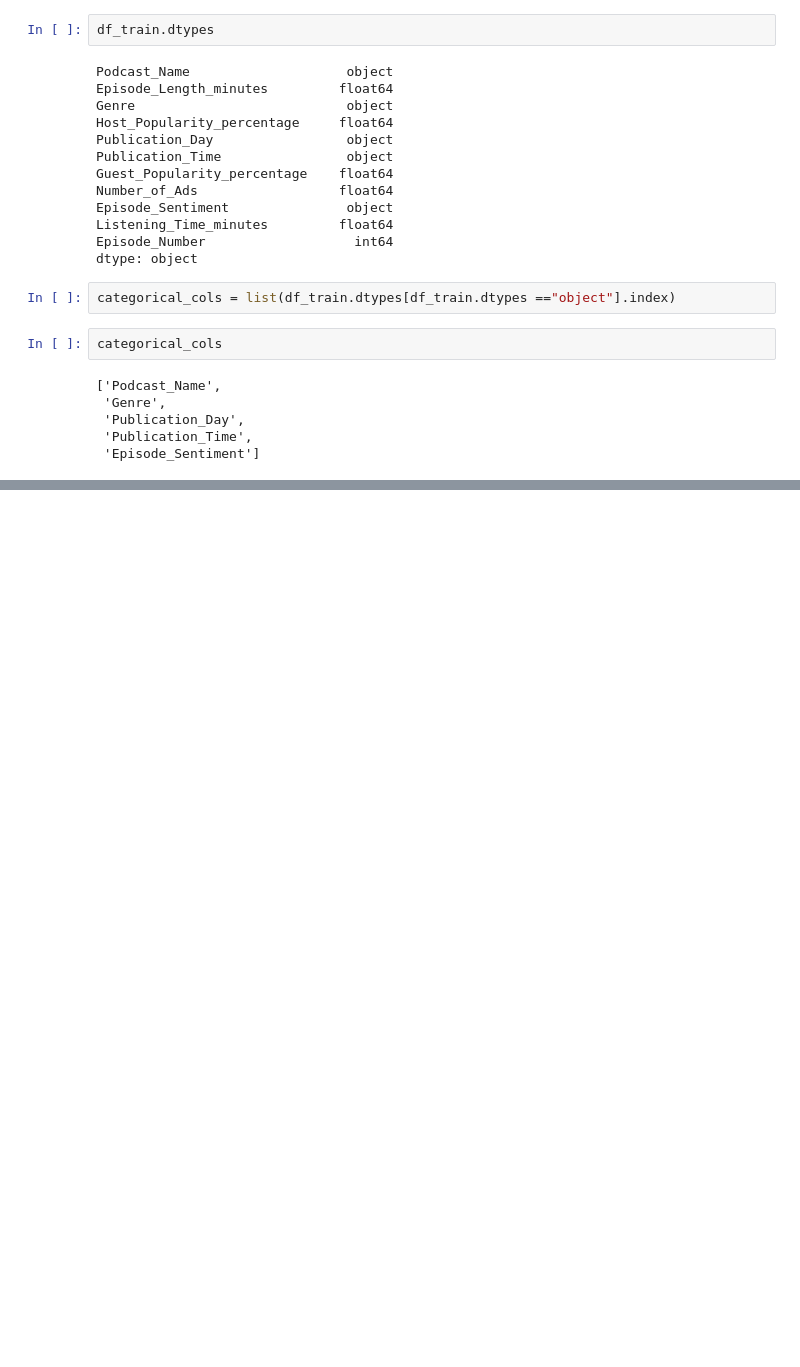
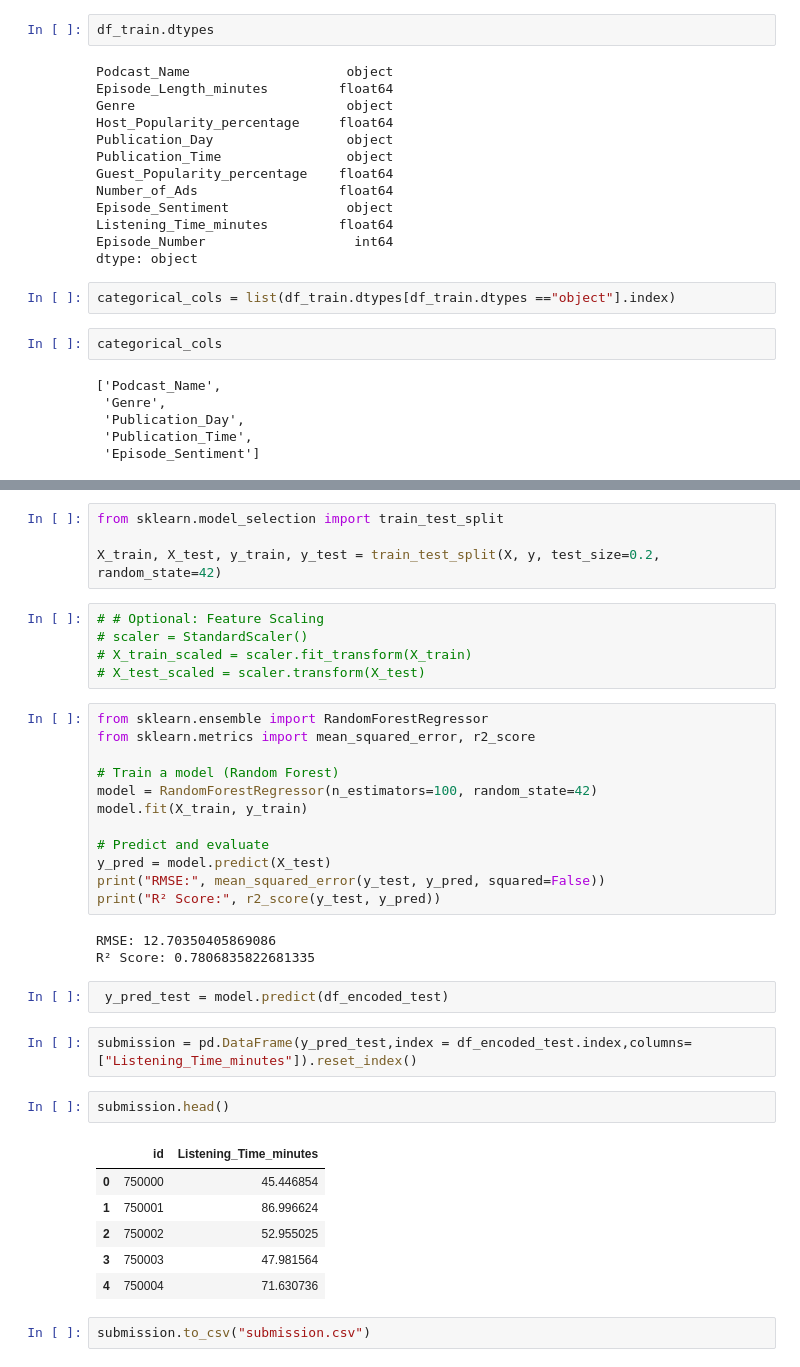
Before and after one commit to roshanJayasekara/Predict-Podcast-Listening-Time, a Jupyter notebook: predicting-podcast-listening-time.ipynb, the cells around one changed output, grey strips where cells are left out. Cells and saved outputs as stored; diff of their text form; blank space fills up the shorter version.

Commit message:
Kaggle Notebook | Predicting podcast listening time | Version 4

```diff
--- a/predicting-podcast-listening-time.ipynb
+++ b/predicting-podcast-listening-time.ipynb
@@ -218,0 +232,39 @@ df_encoded.head()
+# %%
+from sklearn.model_selection import train_test_split
+
+X_train, X_test, y_train, y_test = train_test_split(X, y, test_size=0.2, random_state=42)
+# %%
+# # Optional: Feature Scaling
+# scaler = StandardScaler()
+# X_train_scaled = scaler.fit_transform(X_train)
+# X_test_scaled = scaler.transform(X_test)
+# %%
+from sklearn.ensemble import RandomForestRegressor
+from sklearn.metrics import mean_squared_error, r2_score
+
+# Train a model (Random Forest)
+model = RandomForestRegressor(n_estimators=100, random_state=42)
+model.fit(X_train, y_train)
+
+# Predict and evaluate
+y_pred = model.predict(X_test)
+print("RMSE:", mean_squared_error(y_test, y_pred, squared=False))
+print("R² Score:", r2_score(y_test, y_pred))
+# %% [output]
+RMSE: 12.70350405869086
+R² Score: 0.7806835822681335
+# %%
+ y_pred_test = model.predict(df_encoded_test)
+# %%
+submission = pd.DataFrame(y_pred_test,index = df_encoded_test.index,columns=["Listening_Time_minutes"]).reset_index()
+# %%
+submission.head()
+# %% [output]
+|  | id | Listening_Time_minutes |
+| 0 | 750000 | 45.446854 |
+| 1 | 750001 | 86.996624 |
+| 2 | 750002 | 52.955025 |
+| 3 | 750003 | 47.981564 |
+| 4 | 750004 | 71.630736 |
+# %%
+submission.to_csv("submission.csv")
```
Also changed, not shown: parts of 7 cells of this notebook.
